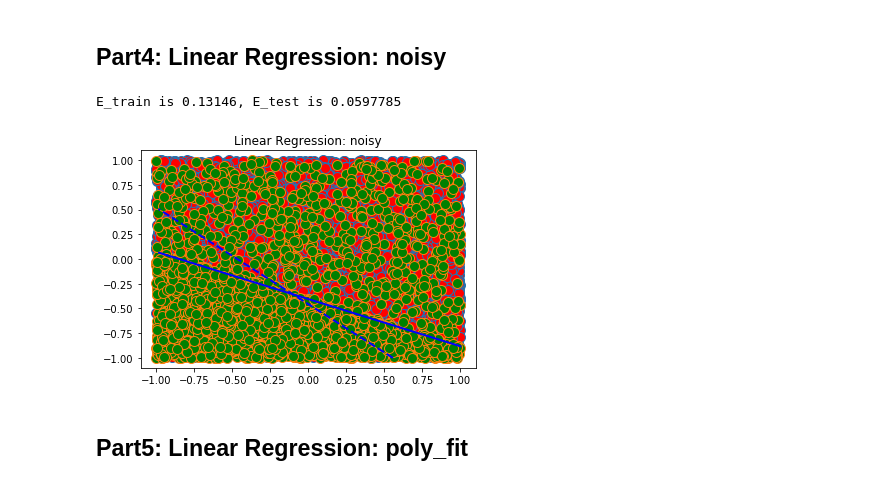
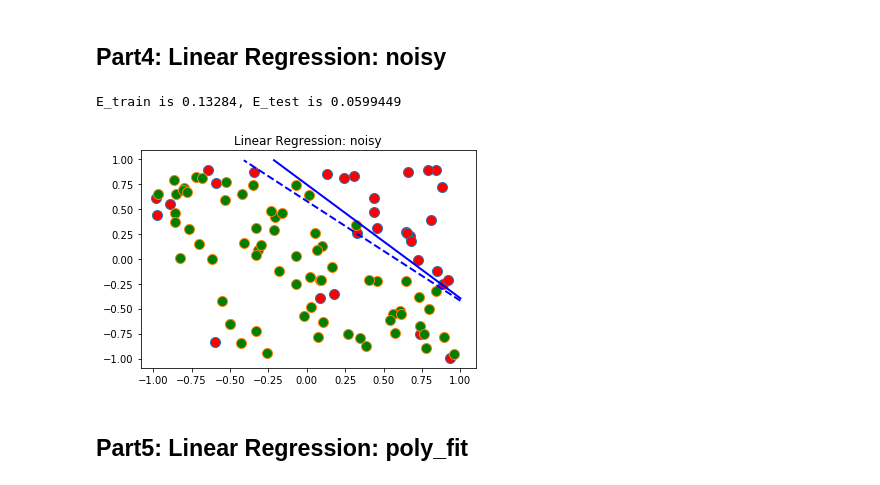
Before and after one commit to jessiepyx/DataMining, a Jupyter notebook: hw2/linear-models/run.ipynb, the cells around one changed output. Saved outputs shown, nothing was run; the diff lists cells and outputs as text; code cells hidden in the pictures.

```diff
--- a/hw2/linear-models/run.ipynb
+++ b/hw2/linear-models/run.ipynb
@@ -159,36 +159,36 @@ nTest = 10000 # number of testing data
 
 mistake_train = 0
 mistake_test = 0
 iter_sum = 0
 for i in range(nRep):
     X, y, w_f = mkdata(nTrain + nTest, 'noisy')
     X_train = X[:, :nTrain]
     X_test = X[:, nTrain:]
     y_train = y[:, :nTrain]
 
     # Testing samples don't contain noise!
     y_test = np.sign(np.matmul(w_f.T, np.vstack((np.ones((1, X_test.shape[1])), X_test))))
 
     # Train
     w_g = linear_regression(X_train, y_train)
     preds_train = np.sign(np.matmul(w_g.T, np.vstack((np.ones((1, X_train.shape[1])), X_train))))
 
     # Test
     preds_test = np.sign(np.matmul(w_g.T, np.vstack((np.ones((1, X_test.shape[1])), X_test))))
 
     # Compute training, testing error
     mistake_train += sum(1 for k in range(nTrain) if preds_train[0, k] != y_train[0, k])
     mistake_test += sum(1 for k in range(nTest) if preds_test[0, k] != y_test[0, k])
 
 E_train = mistake_train / (nRep * nTrain)
 E_test = mistake_test / (nRep * nTest)
 
 print('E_train is {}, E_test is {}'.format(E_train, E_test))
 
-plotdata(X, y, w_f, w_g, 'Linear Regression: noisy');
+plotdata(X_train, y_train, w_f, w_g, 'Linear Regression: noisy');
 # %% [output]
-E_train is 0.13146, E_test is 0.0597785
+E_train is 0.13284, E_test is 0.0599449
-[figure, old version]
+[figure, new version]
 # %% [markdown]
 ## Part5: Linear Regression: poly_fit
 # %%
```
Also changed, not shown: parts of 9 cells of this notebook, 11 other files.
